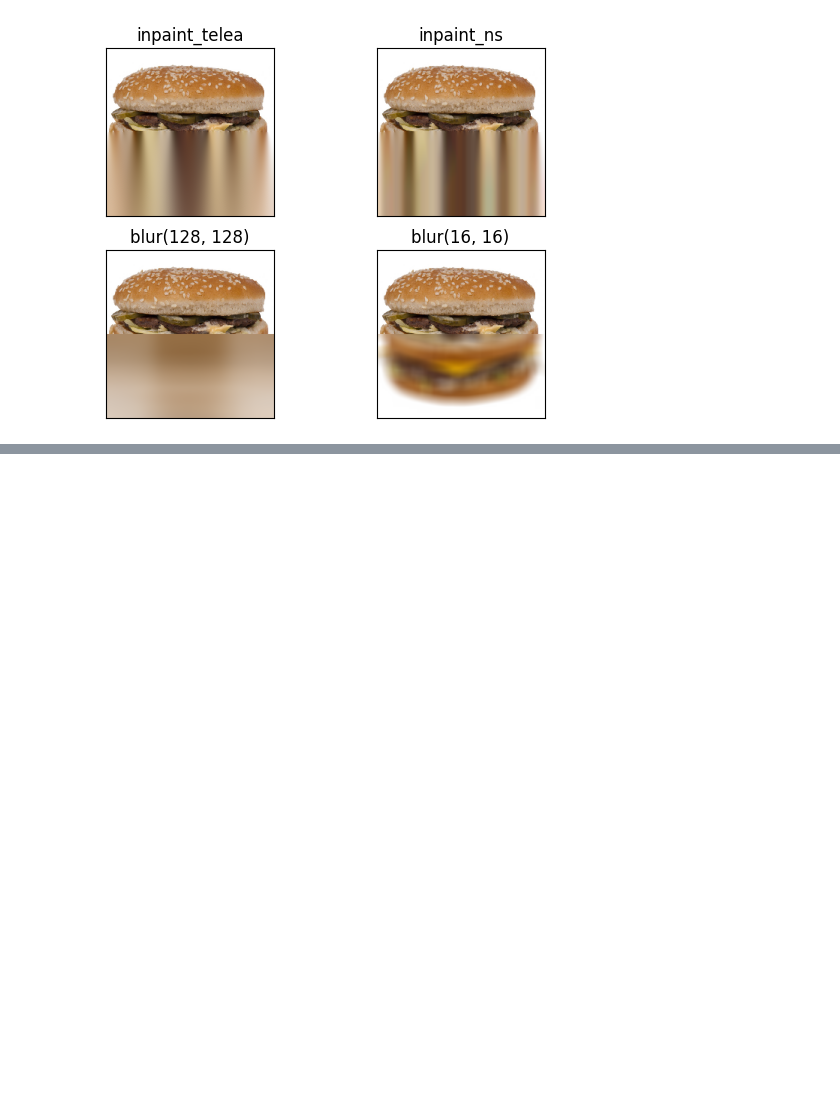
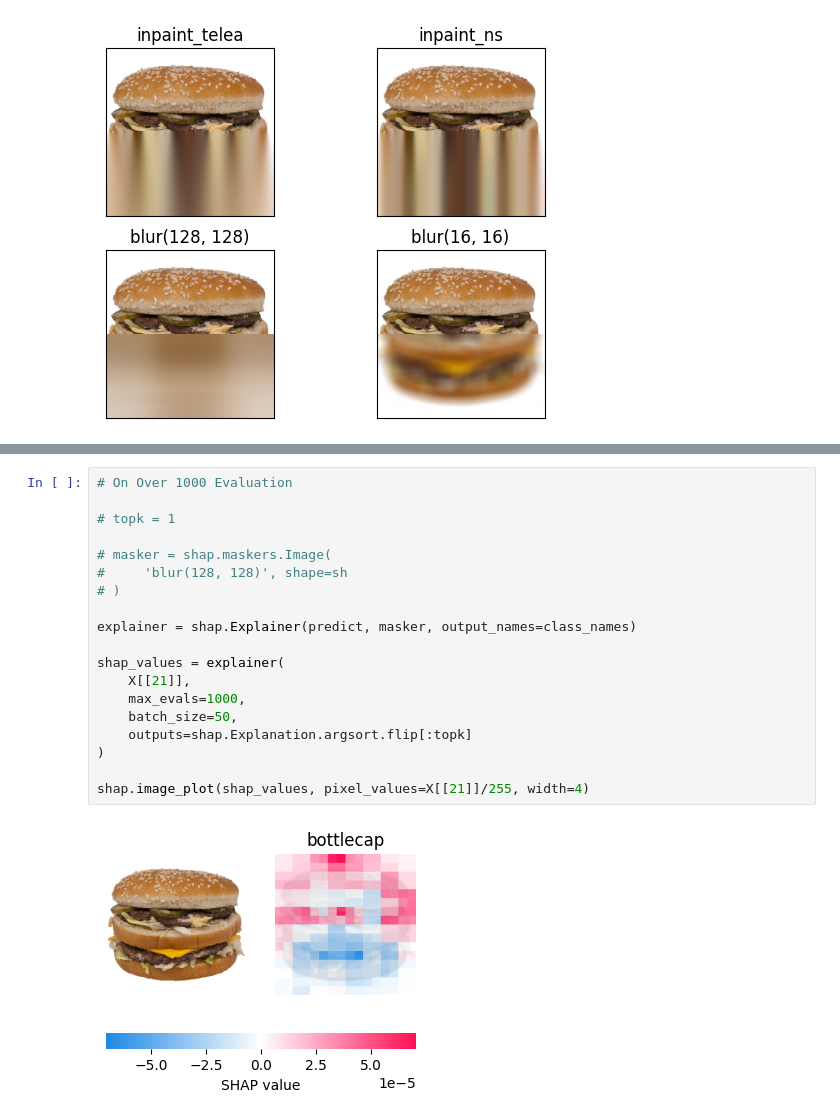
Before and after one commit to joakor89/Interpreting-ML-Models-with-SHAP, a Jupyter notebook: chap_13/ICPE.ipynb, the cells around one changed output, grey strips where cells are left out. Drawn from its saved outputs; the diff is of its cells as text; blank space fills up the shorter version.

```diff
--- a/chap_13/ICPE.ipynb
+++ b/chap_13/ICPE.ipynb
@@ -135,0 +183,21 @@ plt.show()
+# %%
+# On Over 1000 Evaluation
+
+# topk = 1
+
+# masker = shap.maskers.Image(
+#     'blur(128, 128)', shape=sh
+# )
+
+explainer = shap.Explainer(predict, masker, output_names=class_names)
+
+shap_values = explainer(
+    X[[21]],
+    max_evals=1000,
+    batch_size=50,
+    outputs=shap.Explanation.argsort.flip[:topk]
+)
+
+shap.image_plot(shap_values, pixel_values=X[[21]]/255, width=4)
+# %% [output]
+[figure, added]
```
Also changed, not shown: parts of 4 cells of this notebook.
